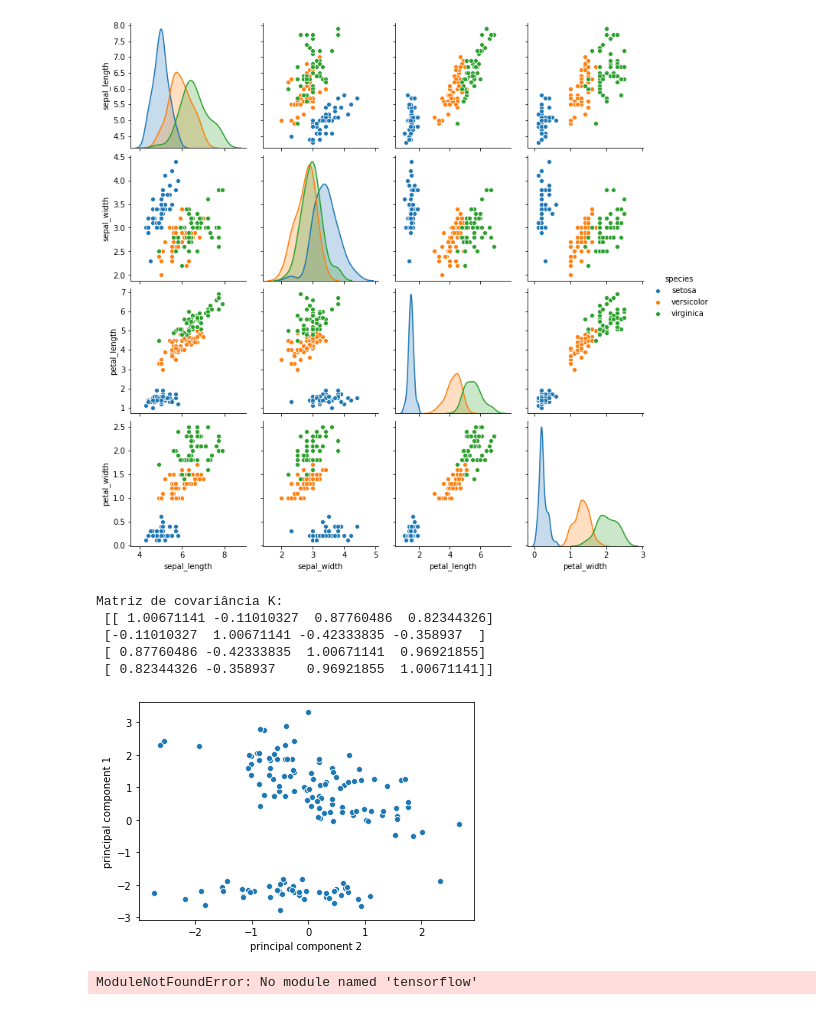
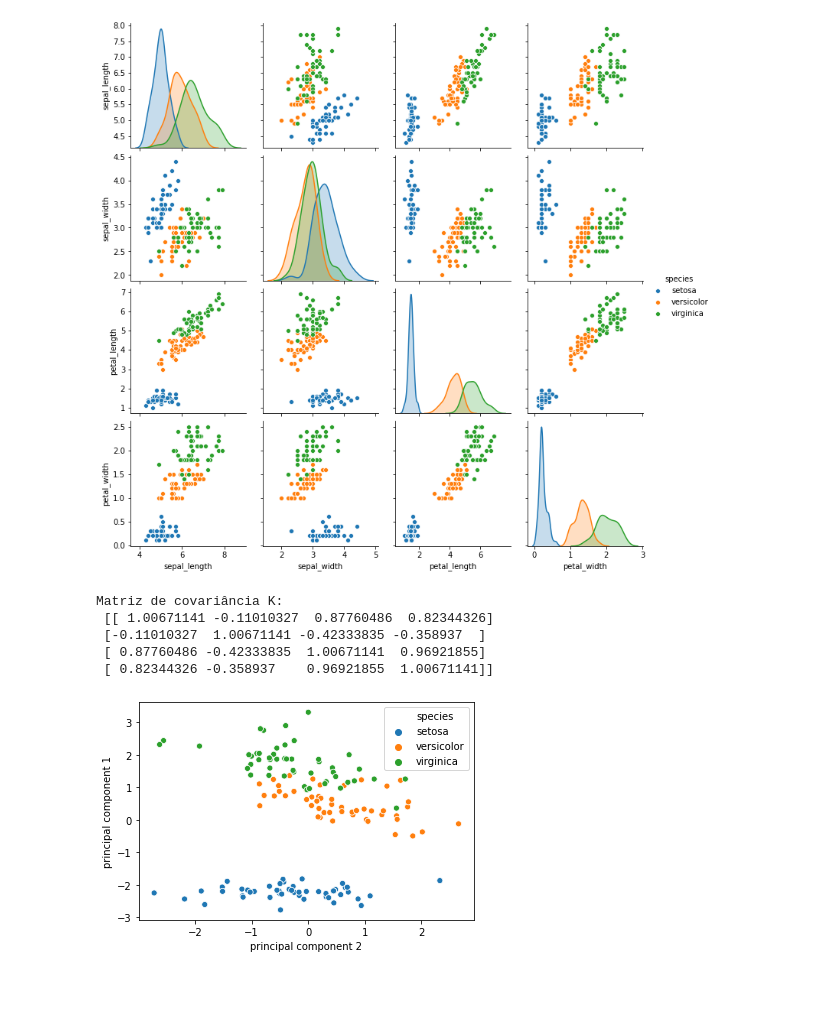
Before and after one commit to filipemarinho/pattern-recognition, a Jupyter notebook: P5/P5.ipynb, the cells around one changed output. Cells and saved outputs as stored; diff of their text form; code cells hidden in the pictures.

```diff
--- a/P5/P5.ipynb
+++ b/P5/P5.ipynb
@@ -28,100 +28,32 @@ print("Matriz de covariância K:\n %s\n"%K)
 eigenvalues, eigenvectors = np.linalg.eig(K)
 
 #sorting the values decreasing order
 idx = eigenvalues.argsort()[::-1]
 eigenvalues = eigenvalues[idx]
 eigenvectors = eigenvectors[:,idx]
 
 # Changing to the new base
 principal_comp = []
 for eigenvectorT in (eigenvectors.T):
     principal_comp.append(x.dot(eigenvectorT))
 
 principal_comp = np.array(principal_comp)
 # print(principal_comp.shape)
 # Data = pd.DataFrame(data = principal_comp.T, columns=['principal component 1', 'principal component 2', 'principal component 3','principal component 4'])
 # Data = pd.concat([Data, iris['species']], axis = 1)
 
 # sb.pairplot(Data, hue = 'species')
 
 plt.show()
 Data_2D = pd.DataFrame(data = principal_comp[:2].T, columns=['principal component 1', 'principal component 2'])
 Data_2D = pd.concat([Data_2D, iris['species']], axis = 1)
 # sb.pairplot(Data_2D, hue = 'species')
-sb.scatterplot(Data_2D['principal component 2'],Data_2D['principal component 1'])
+sb.scatterplot(Data_2D['principal component 2'],Data_2D['principal component 1'], hue = Data_2D['species'])
 plt.show()
 # %% [output]
 Matriz de covariância K:
  [[ 1.00671141 -0.11010327  0.87760486  0.82344326]
  [-0.11010327  1.00671141 -0.42333835 -0.358937  ]
  [ 0.87760486 -0.42333835  1.00671141  0.96921855]
  [ 0.82344326 -0.358937    0.96921855  1.00671141]]
-[figure, old version]
+[figure, new version]
-# %%
-import numpy as np
-import matplotlib.pyplot as plt
-import tensorflow as tf
-from sklearn import datasets
-from sklearn.model_selection import train_test_split
-
-som_dimensions = (20,20)  # dimensions of the SOM <= (rows, cols)
-som_rectangular_grid_radius = 2  # size of the neighbourhood the SOM considers when doing the update
-training_set_size = 2000  # number of samples we use from the training set
-num_epochs = 1    # number of iterations of the algorithm we wish to run
-learning_rate = 0.05  # learning rate (alpha)
-mnist_size = 28 # dimensions of the images
-
-
-class SOM():
-    def __init__(self):
-        # make a Kohonen layer and initialize all the neurons with random weights
-        self.kohonen = np.random.rand(som_dimensions[0]*som_dimensions[1]*mnist_size**2)
-        self.kohonen = np.reshape(self.kohonen, (som_dimensions[0], som_dimensions[1], mnist_size, mnist_size))
-        print(self.kohonen.shape)
-
-
-    def train(self, x_train):
-        i = 1
-        while i <= num_epochs:
-            print('Training on epoch {}'.format(i), end='... ', flush=True)
-            self._train_one_epoch(x_train)
-            print('Epoch {} complete'.format(i), flush=True)
-            i += 1
-        print('Training complete.', flush=True)
-
-    def _train_one_epoch(self, x_train):
-        point = [-1,-1]
-        for vector in x_train:
-            min_dist = np.Infinity
-            for i in range(som_dimensions[0]):
-                for j in range(som_dimensions[1]):
-                    dist = np.sqrt(np.sum((vector.reshape(-1, mnist_size) - self.kohonen[i][j]) ** 2))
-                    if dist < min_dist:
-                        min_dist = dist
-                        point = [i, j]
-
-            self._update_weights(point, vector)
-
-    def _update_weights(self, point, vector):
-        def isValidPoint(point):
-            if point[0] < 0 or point[0] >= som_dimensions[0]:
-                return False
-            elif point[1] < 0 or point[1] >= som_dimensions[1]:
-                return False
-            return True
-
-        x_diff = -som_rectangular_grid_radius
-        # change weights of all points in the neighborhood
-        while x_diff <= som_rectangular_grid_radius:
-            y_diff = -som_rectangular_grid_radius
-
-            while y_diff <= som_rectangular_grid_radius:
-                if isValidPoint([point[0]+x_diff, point[1]+y_diff]):
-                    # update weights
-                    delta = vector.reshape(-1, mnist_size) - self.kohonen[point[0]+x_diff][point[1]+y_diff]
-                    self.kohonen[point[0]+x_diff][point[1]+y_diff] += learning_rate * delta
-                y_diff += 1
-
-            x_diff += 1
-# %% [output]
-ModuleNotFoundError: No module named 'tensorflow'
```
Also changed, not shown: parts of 8 cells of this notebook, 4 other files.
